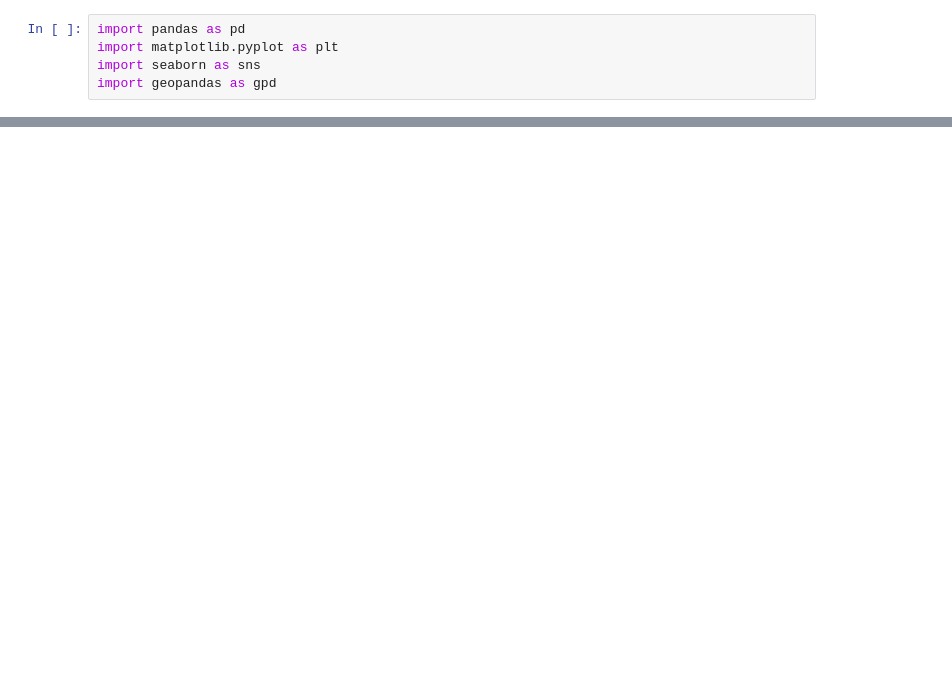
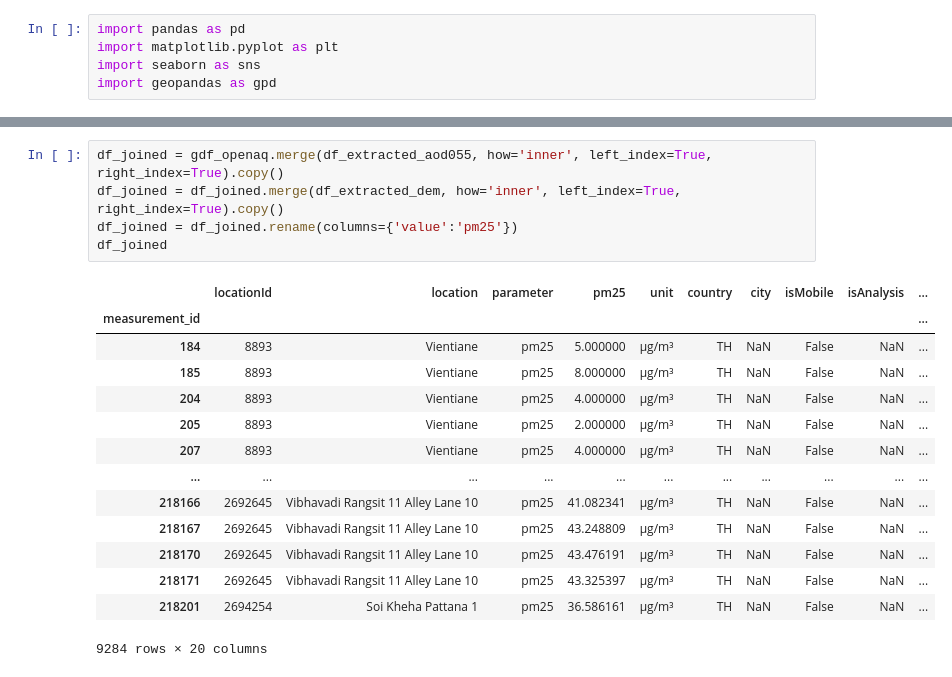
Before and after one commit to surasakcho/pier-blog, a Jupyter notebook: 2024-04-10 Thailand PM25 - Satellite data/integrate/adhoc-explore_aod_vs_pm25.ipynb, the cells around one changed output, grey strips where cells are left out. Drawn from its saved outputs; the diff is of its cells as text; blank space fills up the shorter version.

```diff
--- a/2024-04-10 Thailand PM25 - Satellite data/integrate/adhoc-explore_aod_vs_pm25.ipynb
+++ b/2024-04-10 Thailand PM25 - Satellite data/integrate/adhoc-explore_aod_vs_pm25.ipynb
@@ -38,0 +81,20 @@ df_joined
+# %%
+df_joined = gdf_openaq.merge(df_extracted_aod055, how='inner', left_index=True, right_index=True).copy()
+df_joined = df_joined.merge(df_extracted_dem, how='inner', left_index=True, right_index=True).copy()
+df_joined = df_joined.rename(columns={'value':'pm25'})
+df_joined
+# %% [output]
+|  | locationId | location | parameter | pm25 | unit | country | city | isMobile | isAnalysis | ... |
+| measurement_id |  |  |  |  |  |  |  |  |  | ... |
+| 184 | 8893 | Vientiane | pm25 | 5.000000 | µg/m³ | TH | NaN | False | NaN | ... |
+| 185 | 8893 | Vientiane | pm25 | 8.000000 | µg/m³ | TH | NaN | False | NaN | ... |
+| 204 | 8893 | Vientiane | pm25 | 4.000000 | µg/m³ | TH | NaN | False | NaN | ... |
+| 205 | 8893 | Vientiane | pm25 | 2.000000 | µg/m³ | TH | NaN | False | NaN | ... |
+| 207 | 8893 | Vientiane | pm25 | 4.000000 | µg/m³ | TH | NaN | False | NaN | ... |
+| ... | ... | ... | ... | ... | ... | ... | ... | ... | ... | ... |
+| 218166 | 2692645 | Vibhavadi Rangsit 11 Alley Lane 10 | pm25 | 41.082341 | µg/m³ | TH | NaN | False | NaN | ... |
+| 218167 | 2692645 | Vibhavadi Rangsit 11 Alley Lane 10 | pm25 | 43.248809 | µg/m³ | TH | NaN | False | NaN | ... |
+| 218170 | 2692645 | Vibhavadi Rangsit 11 Alley Lane 10 | pm25 | 43.476191 | µg/m³ | TH | NaN | False | NaN | ... |
+| 218171 | 2692645 | Vibhavadi Rangsit 11 Alley Lane 10 | pm25 | 43.325397 | µg/m³ | TH | NaN | False | NaN | ... |
+| 218201 | 2694254 | Soi Kheha Pattana 1 | pm25 | 36.586161 | µg/m³ | TH | NaN | False | NaN | ... |
+9284 rows × 20 columns
```
Also changed, not shown: parts of 9 cells of this notebook.
